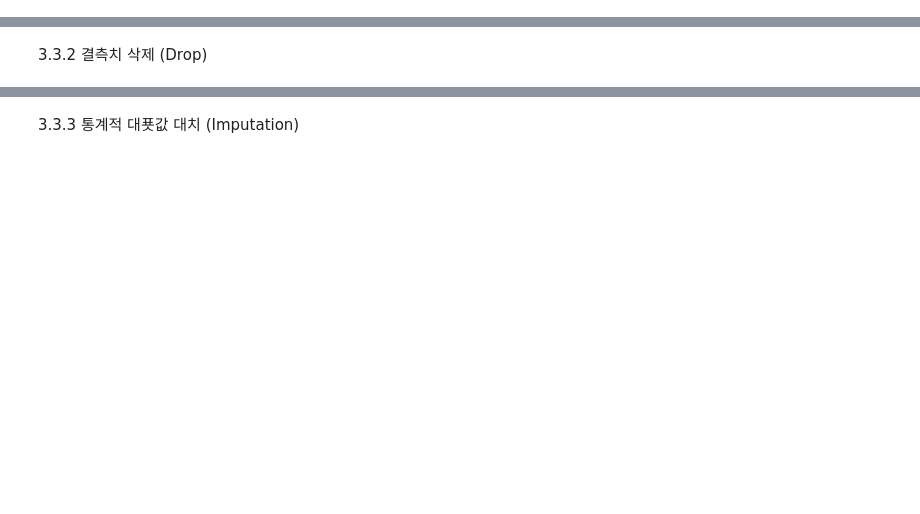
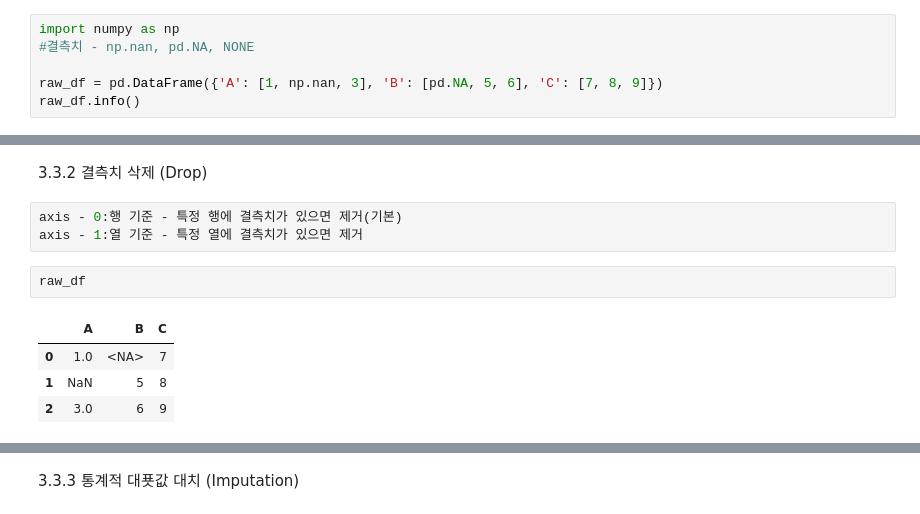
Before and after one commit to whatukknow/ax_study, a Jupyter notebook: 04_MACHINE_LEARNING/src/04_machine_learning/chapter01/special/pandas_practice.ipynb, the cells around one changed output, grey strips where cells are left out. Drawn from its saved outputs; the diff is of its cells as text; blank space fills up the shorter version.

```diff
--- a/04_MACHINE_LEARNING/src/04_machine_learning/chapter01/special/pandas_practice.ipynb
+++ b/04_MACHINE_LEARNING/src/04_machine_learning/chapter01/special/pandas_practice.ipynb
@@ -140,3 +173,9 @@ query() 필터링
 # %% [markdown]
 #### 3.3 결측치(Missing Data) 7대 처리 기법
 3.3.1 결측치 탐지 및 현황 요약 (Detection)
+# %%
+import numpy as np
+#결측치 - np.nan, pd.NA, NONE
+
+raw_df = pd.DataFrame({'A': [1, np.nan, 3], 'B': [pd.NA, 5, 6], 'C': [7, 8, 9]})
+raw_df.info()
@@ -143,2 +193,12 @@ query() 필터링
 # %% [markdown]
 3.3.2 결측치 삭제 (Drop)
+# %%
+axis - 0:행 기준 - 특정 행에 결측치가 있으면 제거(기본)
+axis - 1:열 기준 - 특정 열에 결측치가 있으면 제거
+# %%
+raw_df
+# %% [output]
+|  | A | B | C |
+| 0 | 1.0 | <NA> | 7 |
+| 1 | NaN | 5 | 8 |
+| 2 | 3.0 | 6 | 9 |
```
Also changed, not shown: parts of 28 cells of this notebook, 6 other files.
